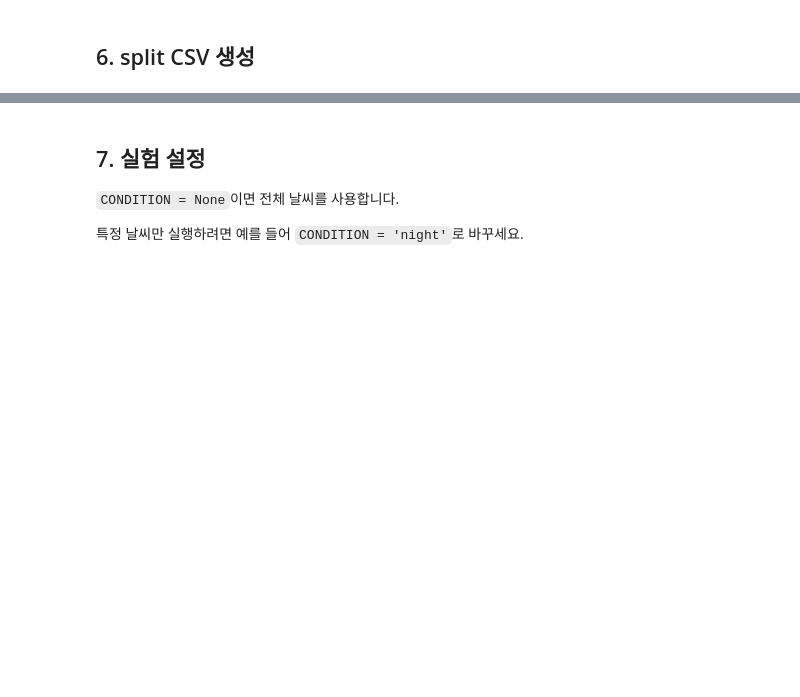
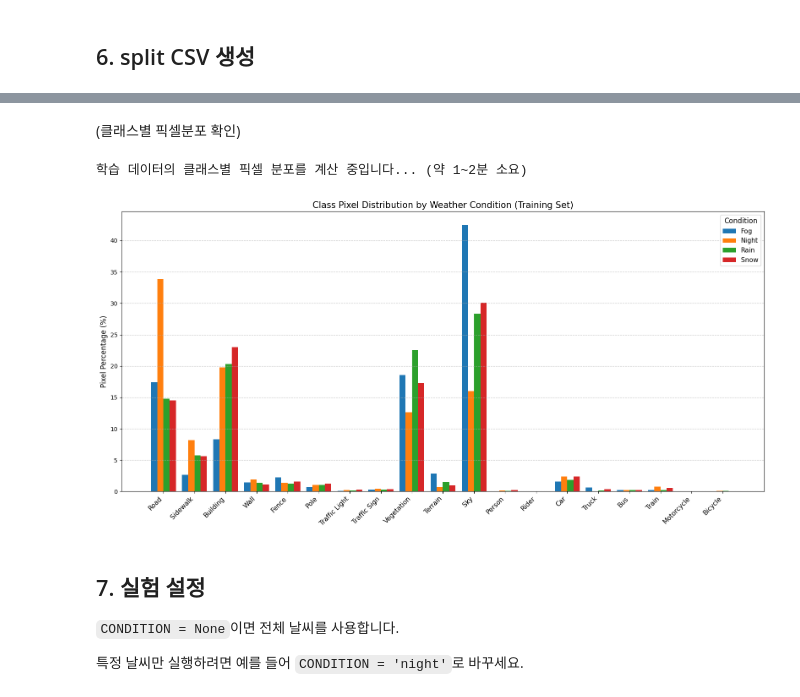
Before and after one commit to sangchun1/Adverse-Weather-Segmentation, a Jupyter notebook: scripts/colab_run_baseline.ipynb, the cells around one changed output, grey strips where cells are left out. Drawn from its saved outputs; the diff is of its cells as text; code cells hidden in the pictures; blank space fills up the shorter version.

```diff
--- a/scripts/colab_run_baseline.ipynb
+++ b/scripts/colab_run_baseline.ipynb
@@ -175,3 +301,77 @@ print("[INFO] Final data/raw structure:")
+# %% [markdown]
+(클래스별 픽셀분포 확인)
+# %%
+import pandas as pd
+import numpy as np
+from PIL import Image
+import matplotlib.pyplot as plt
+from tqdm import tqdm
+import os
+
+# 19개 클래스 정의 (ACDC/Cityscapes 기준)
+CLASSES = [
+    'Road', 'Sidewalk', 'Building', 'Wall', 'Fence', 'Pole',
+    'Traffic Light', 'Traffic Sign', 'Vegetation', 'Terrain', 'Sky',
+    'Person', 'Rider', 'Car', 'Truck', 'Bus', 'Train', 'Motorcycle', 'Bicycle'
+]
+NUM_CLASSES = 19
+IGNORE_INDEX = 255
+
+# 학습 데이터셋 CSV 불러오기
+csv_path = '/content/Adverse-Weather-Segmentation/data/splits/train.csv'
+df = pd.read_csv(csv_path)
+
+# 조건(날씨) 목록 추출
+conditions = df['condition'].unique()
+pixel_counts = {cond: np.zeros(NUM_CLASSES, dtype=np.int64) for cond in conditions}
+
+print("학습 데이터의 클래스별 픽셀 분포를 계산 중입니다... (약 1~2분 소요)")
+for idx, row in tqdm(df.iterrows(), total=len(df)):
+    label_path = os.path.join('/content/Adverse-Weather-Segmentation', row['label_path'])
+    cond = row['condition']
+
+    if not os.path.exists(label_path):
+        continue
+
+    mask = np.array(Image.open(label_path))
+
+    # 255(ignore_index)를 제외한 유효한 픽셀만 필터링 후 카운트
+    mask_flat = mask.flatten()
+    valid_pixels = mask_flat[mask_flat != IGNORE_INDEX]
+
+    if len(valid_pixels) > 0:
+        counts = np.bincount(valid_pixels, minlength=NUM_CLASSES)
+        pixel_counts[cond] += counts[:NUM_CLASSES]
+
+# 시각화 (막대 그래프 그리기)
+fig, ax = plt.subplots(figsize=(16, 8))
+x = np.arange(NUM_CLASSES)
+width = 0.2  # 막대 두께
+
+for i, cond in enumerate(conditions):
+    # 각 조건 내에서 클래스별 픽셀 비율(%) 계산
+    total_pixels = np.sum(pixel_counts[cond])
+    if total_pixels > 0:
+        percentages = (pixel_counts[cond] / total_pixels) * 100
+    else:
+        percentages = np.zeros(NUM_CLASSES)
+
+    # 막대가 겹치지 않도록 조건별로 x 좌표를 약간씩 이동
+    offset = (i - len(conditions)/2 + 0.5) * width
+    ax.bar(x + offset, percentages, width, label=cond.capitalize())
+
+ax.set_ylabel('Pixel Percentage (%)', fontsize=12)
+ax.set_title('Class Pixel Distribution by Weather Condition (Training Set)', fontsize=15)
+ax.set_xticks(x)
+ax.set_xticklabels(CLASSES, rotation=45, ha='right', fontsize=11)
+ax.legend(title="Condition", fontsize=11, title_fontsize=12)
+ax.grid(axis='y', linestyle='--', alpha=0.7)
+
+plt.tight_layout()
+plt.show()
+# %% [output]
+학습 데이터의 클래스별 픽셀 분포를 계산 중입니다... (약 1~2분 소요)
+[figure, added]
 # %% [markdown]
 ## 7. 실험 설정
 
```
Also changed, not shown: parts of 7 cells of this notebook.
